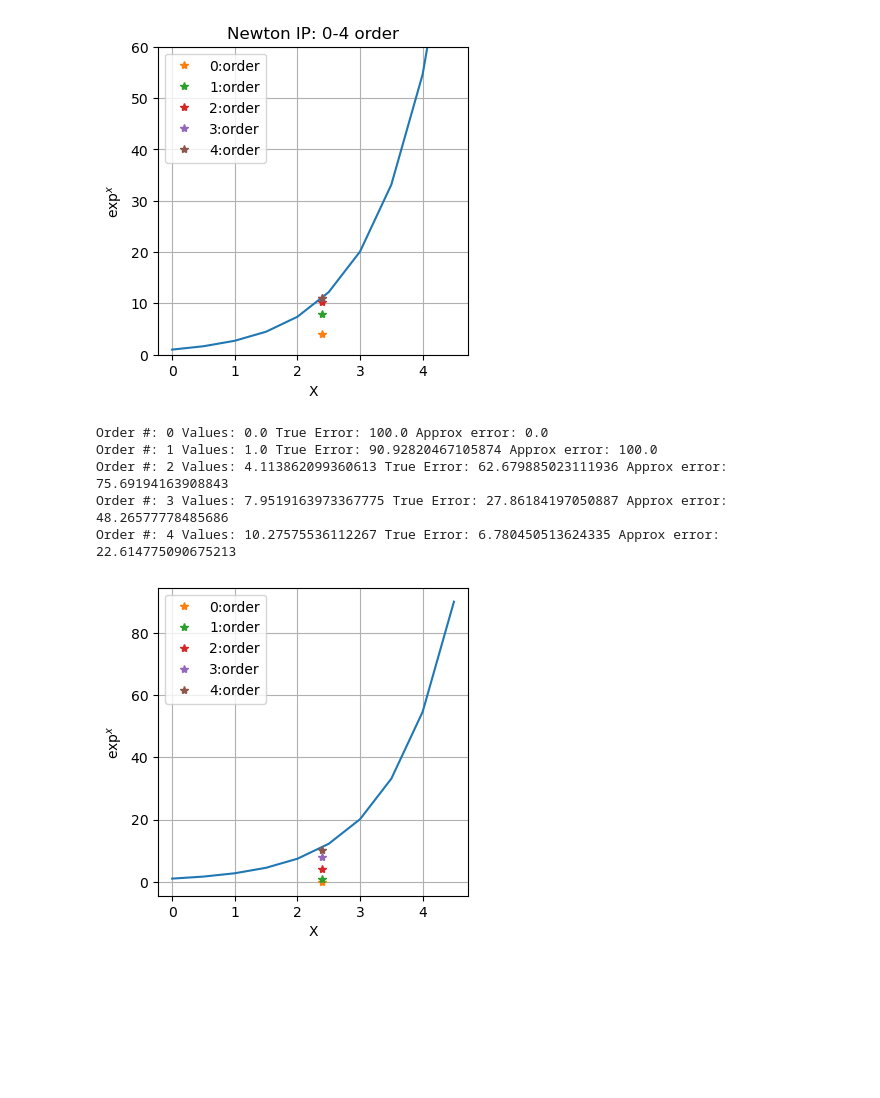
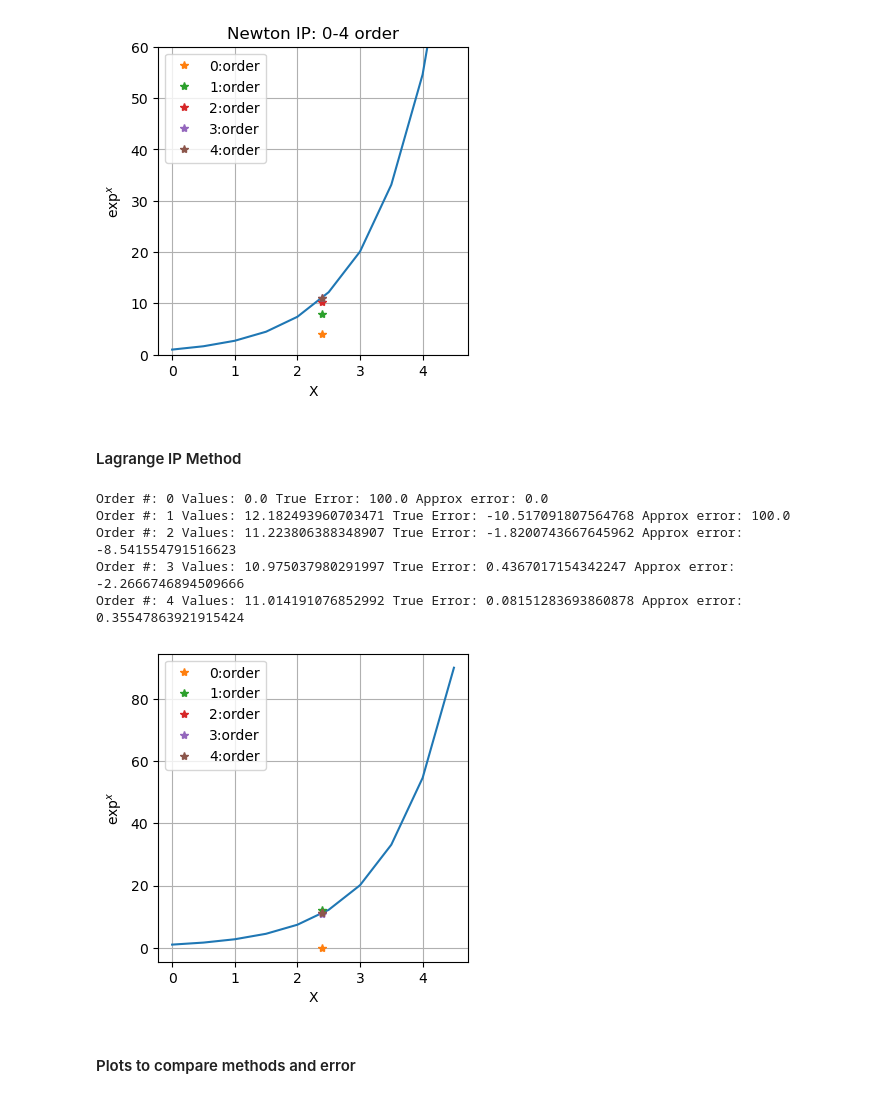
Before and after one commit to Ben-Corner/GOPH619_Labs, a Jupyter notebook: Lab1/619_Lab1.ipynb, the cells around one changed output. Drawn from its saved outputs; the diff is of its cells as text; code cells hidden in the pictures; blank space fills up the shorter version.

```diff
--- a/Lab1/619_Lab1.ipynb
+++ b/Lab1/619_Lab1.ipynb
@@ -215,6 +205,13 @@ Value using numpy: 11.023176380641601
 # %%
 def vander_matrix(n,X,Y,value):
-    # n = 4+1
+    ####Sort values
+    diff = abs(value - X)
+    sort_diff = np.sort(diff)
+    diff_idx = np.argsort(diff)
+    X_a = X[diff_idx]
+    Y_a = Y[diff_idx]
+
+
     n = n+1
     A = np.zeros([n,n])
     b = np.zeros(n)
@@ -226,21 +223,23 @@ def vander_matrix(n,X,Y,value):
                 A[i,j] = X_a[i] ** j
         b[i] = Y_a[i]
     coef = np.linalg.solve(A,b)
-    result = np.polyval(coef,value)
-    return result
+    result = np.polyval(np.flip(coef),value)
+    return result, A, b,coef
 
 #Plot and calculate
 m = 5
+xx = 2.4
 Answer_V = np.zeros(m)
 et_v = np.zeros(m)
 ea_v = np.zeros(m)
 for i in range(m):
-    Answer_V[i] = vander_matrix(i,X_a,Y_a,2.4)
+    Answer_V[i], A, b,coef = vander_matrix(i,X_a,Y_a,xx)
     et_v[i] = ((true - Answer_V[i]) / true) * 100
 for i in range(m-1):
     ea_v[i+1] = ((Answer_V[i+1] - Answer_V[i]) / Answer_V[i+1]) * 100
 for i in range(m):
     print("Order #:", i,"Values:", Answer_V[i], "True Error:", et_v[i], "Approx error:", ea_v[i])
+
 
 plt.figure(figsize = (4,4))
 plt.plot(X_a, Y_a, label = "True solution");
@@ -385,3 +343,5 @@ Order #: 4 Values: 11.024554372351668 True Error: -0.012500858758718926 Approx e
+# %% [markdown]
+#### Lagrange IP Method
 # %%
 ########
 #LAgrange polynomial interpolation
@@ -395,41 +355,52 @@ n = 4+1
 xx = 2.4
 
 def lagrange(x,y,n,xx):
+    ####Sort values
+    diff = abs(xx - x)
+    sort_diff = np.sort(diff)
+    diff_idx = np.argsort(diff)
+    x = x[diff_idx]
+    y = y[diff_idx]
+
+
+
     sum = 0
     for i in range(n):
         product = y[i]
         for j in range(n):
             if i != j:
                 product *= (xx - x[j]) / (x[i] - x[j])
         sum += product
     return sum
 
 #Plot and compute
 Answer_L = np.zeros(n)
 et_l = np.zeros(n)
 ea_l = np.zeros(n)
 plt.figure(figsize=(4,4))
 plt.plot(X_a,Y_a)
 for i in range(n):
     Answer_L[i] = lagrange(X_l,Y_l,i,xx)
     et_l[i] = ((true - Answer_L[i]) / true) * 100
     plt.plot(2.4,Answer_L[i], '*', label=f"{i}:order")
 for i in range(n-1):
         ea_l[i+1] = ((Answer_L[i+1] - Answer_L[i]) / Answer_L[i+1]) * 100
 for i in range(n):
     print("Order #:", i,"Values:", Answer_L[i], "True Error:", et_l[i], "Approx error:", ea_l[i])
 plt.xlabel("X")
 plt.ylabel(r"$\exp^{x}$")
 plt.legend()
 plt.grid()
 plt.show()
 # %% [output]
 Order #: 0 Values: 0.0 True Error: 100.0 Approx error: 0.0
-Order #: 1 Values: 1.0 True Error: 90.92820467105874 Approx error: 100.0
-Order #: 2 Values: 4.113862099360613 True Error: 62.679885023111936 Approx error: 75.69194163908843
-Order #: 3 Values: 7.9519163973367775 True Error: 27.86184197050887 Approx error: 48.26577778485686
-Order #: 4 Values: 10.27575536112267 True Error: 6.780450513624335 Approx error: 22.614775090675213
+Order #: 1 Values: 12.182493960703471 True Error: -10.517091807564768 Approx error: 100.0
+Order #: 2 Values: 11.223806388348907 True Error: -1.8200743667645962 Approx error: -8.541554791516623
+Order #: 3 Values: 10.975037980291997 True Error: 0.4367017154342247 Approx error: -2.2666746894509666
+Order #: 4 Values: 11.014191076852992 True Error: 0.08151283693860878 Approx error: 0.35547863921915424
-[figure, old version]
+[figure, new version]
+# %% [markdown]
+#### Plots to compare methods and error
 # %%
 #Plot exp(2.4) against order #
 n = 4+1
```
Also changed, not shown: parts of 14 cells of this notebook, 5 other files.
